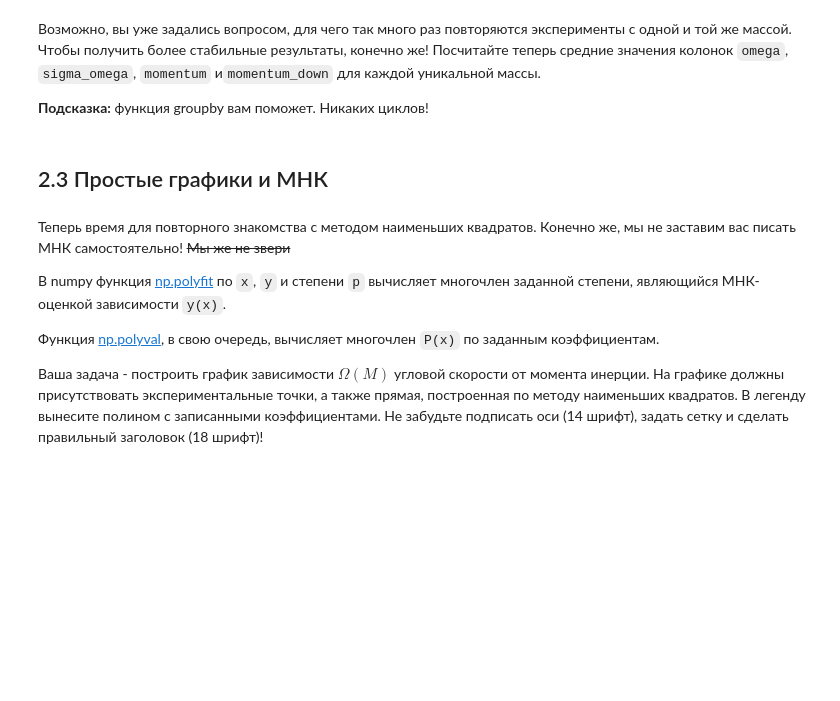
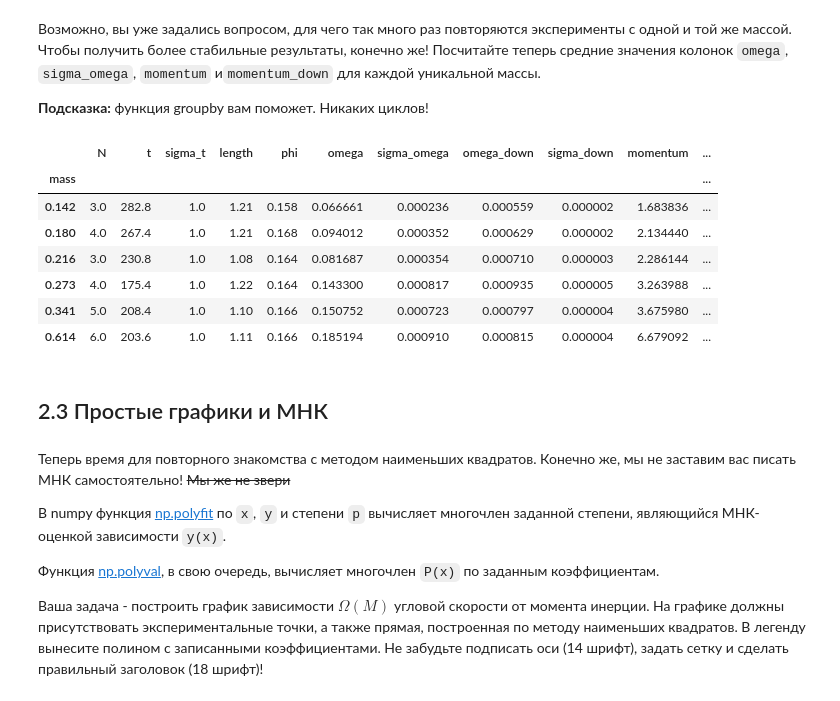
Before and after one commit to alexkandr/py-lab1, a Jupyter notebook: lab_1_np_pandas_matplotlib.ipynb, the cells around one changed output. Drawn from its saved outputs; the diff is of its cells as text; code cells hidden in the pictures; blank space fills up the shorter version.

```diff
--- a/lab_1_np_pandas_matplotlib.ipynb
+++ b/lab_1_np_pandas_matplotlib.ipynb
@@ -397,13 +412,21 @@ data.head()
 
 **Подсказка:** функция groupby вам поможет. Никаких циклов!
 # %%
-# YOUR CODE HERE
-# grouped_data = ...
+grouped_data = data.groupby(['mass']).mean()#[['omega', 'sigma_omega', 'momentum', 'momentum_down']] - дальше в работе требуются и другие данные
 
 assert 0.273 in grouped_data.index
 assert np.allclose(grouped_data.omega[0.273], 0.1433)
 
 grouped_data
+# %% [output]
+|  | N | t | sigma_t | length | phi | omega | sigma_omega | omega_down | sigma_down | momentum | ... |
+| mass |  |  |  |  |  |  |  |  |  |  | ... |
+| 0.142 | 3.0 | 282.8 | 1.0 | 1.21 | 0.158 | 0.066661 | 0.000236 | 0.000559 | 0.000002 | 1.683836 | ... |
+| 0.180 | 4.0 | 267.4 | 1.0 | 1.21 | 0.168 | 0.094012 | 0.000352 | 0.000629 | 0.000002 | 2.134440 | ... |
+| 0.216 | 3.0 | 230.8 | 1.0 | 1.08 | 0.164 | 0.081687 | 0.000354 | 0.000710 | 0.000003 | 2.286144 | ... |
+| 0.273 | 4.0 | 175.4 | 1.0 | 1.22 | 0.164 | 0.143300 | 0.000817 | 0.000935 | 0.000005 | 3.263988 | ... |
+| 0.341 | 5.0 | 208.4 | 1.0 | 1.10 | 0.166 | 0.150752 | 0.000723 | 0.000797 | 0.000004 | 3.675980 | ... |
+| 0.614 | 6.0 | 203.6 | 1.0 | 1.11 | 0.166 | 0.185194 | 0.000910 | 0.000815 | 0.000004 | 6.679092 | ... |
 # %% [markdown]
 ## 2.3 Простые графики и МНК
 # %% [markdown]
```
Also changed, not shown: parts of 8 cells of this notebook, 1 other file.
